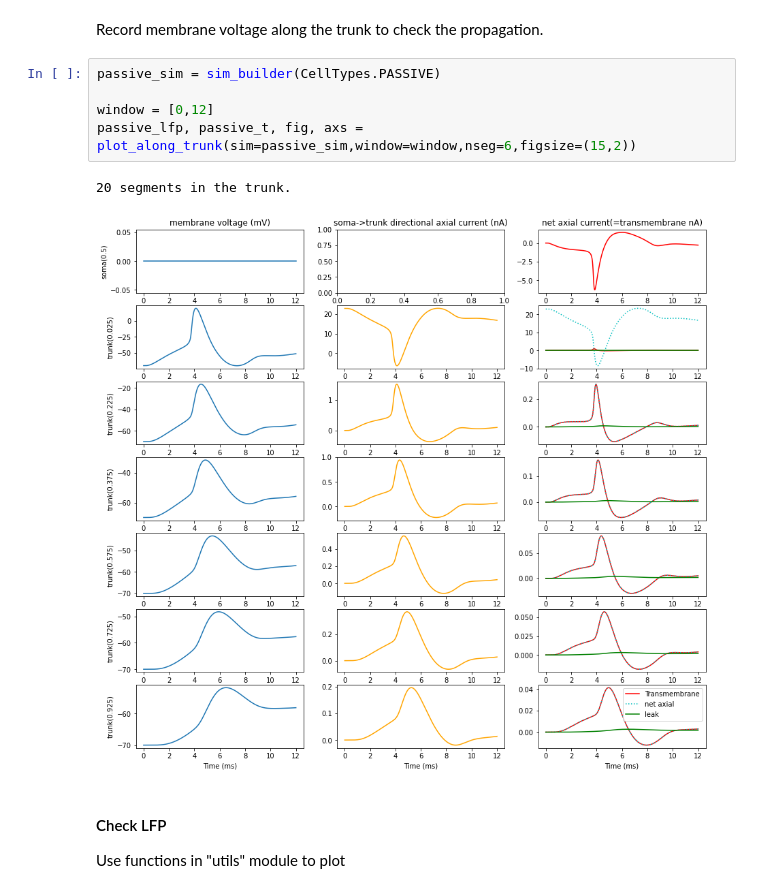
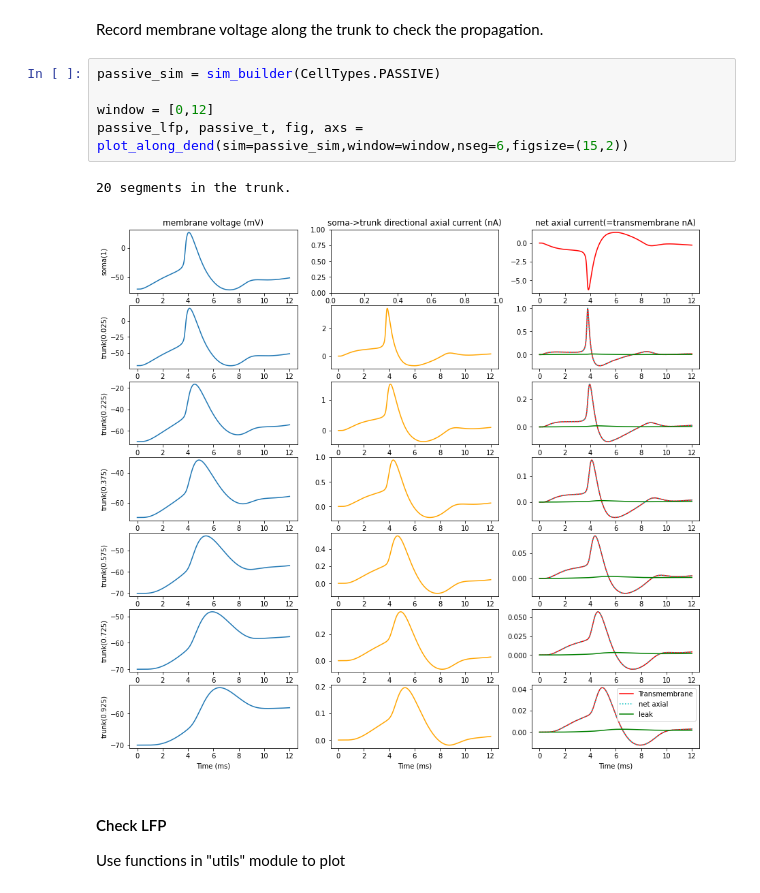
Before and after one commit to chenziao/Stylized-Cell-Inference, a Jupyter notebook: active_cell_sim_lfp_membrane_voltage.ipynb, the cells around one changed output. Saved outputs shown, nothing was run; the diff lists cells and outputs as text.

Commit message:
update membrane voltage plot to accept different dendrite types

```diff
--- a/active_cell_sim_lfp_membrane_voltage.ipynb
+++ b/active_cell_sim_lfp_membrane_voltage.ipynb
@@ -162,11 +170,11 @@ Record membrane voltage along the trunk to check the propagation.
 # %%
 passive_sim = sim_builder(CellTypes.PASSIVE)
 
 window = [0,12]
-passive_lfp, passive_t, fig, axs = plot_along_trunk(sim=passive_sim,window=window,nseg=6,figsize=(15,2))
+passive_lfp, passive_t, fig, axs = plot_along_dend(sim=passive_sim,window=window,nseg=6,figsize=(15,2))
 # %% [output]
 20 segments in the trunk.
-[figure, old version]
+[figure, new version]
 # %% [markdown]
 #### Check LFP
 Use functions in "utils" module to plot
```
Also changed, not shown: parts of 3 cells of this notebook.
